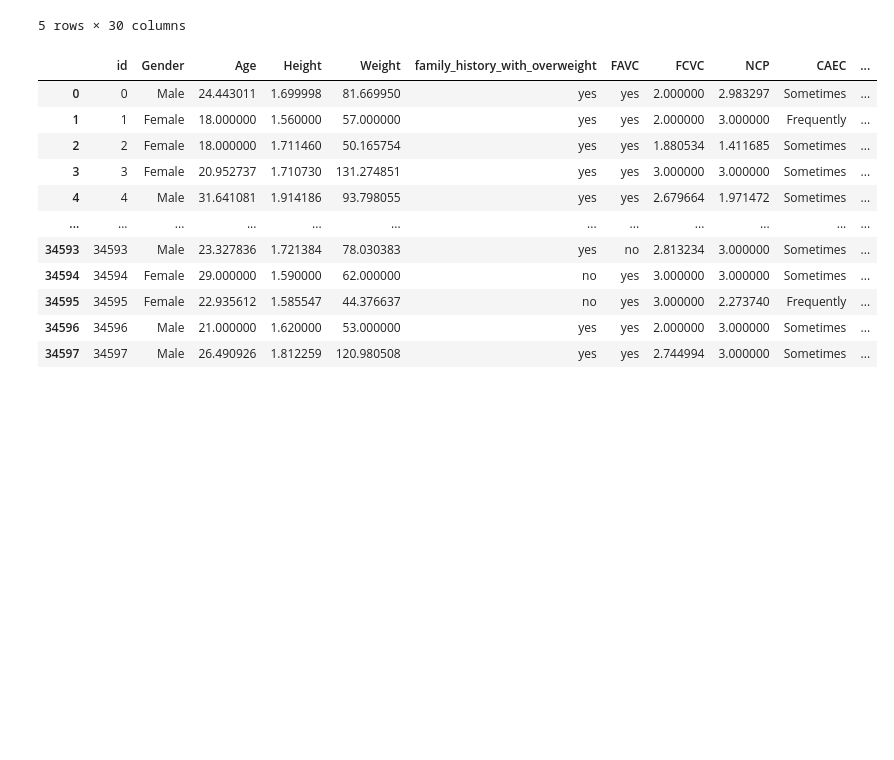
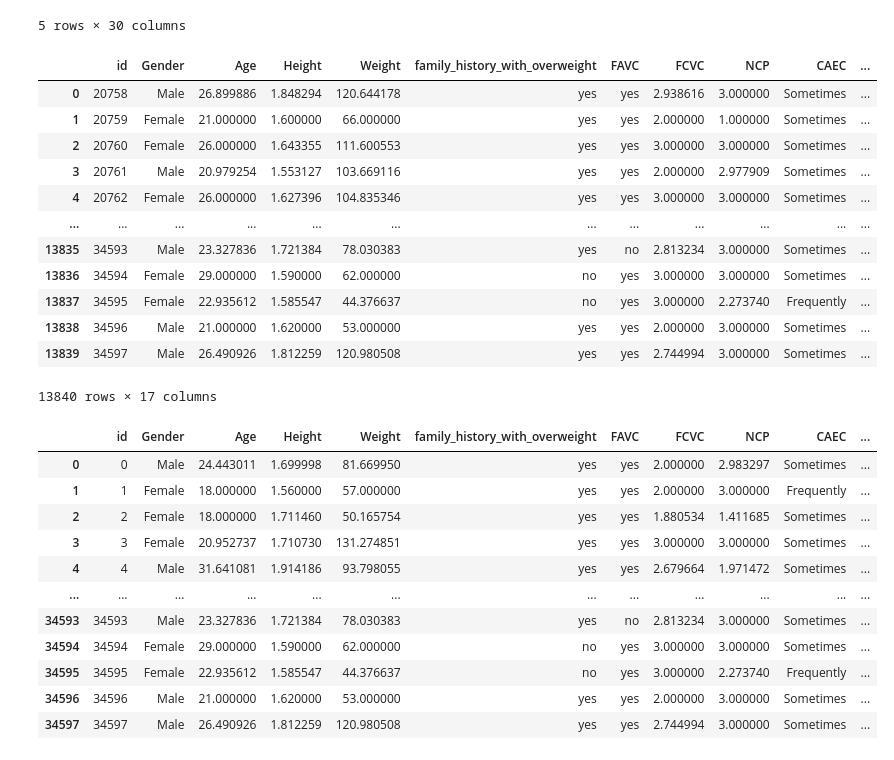
Before and after one commit to jonggu12/OBESITY_RISK, a Jupyter notebook: code/02_2. deep_neural.ipynb, the cells around one changed output. Cells and saved outputs as stored; diff of their text form; code cells hidden in the pictures; blank space fills up the shorter version.

```diff
--- a/code/02_2. deep_neural.ipynb
+++ b/code/02_2. deep_neural.ipynb
@@ -284,6 +284,22 @@ from sklearn.discriminant_analysis import StandardScaler
 # %%
 train = pd.read_csv('../csv/train.csv')
 test = pd.read_csv('../csv/test.csv')
+# %%
+test
+# %% [output]
+|  | id | Gender | Age | Height | Weight | family_history_with_overweight | FAVC | FCVC | NCP | CAEC | ... |
+| 0 | 20758 | Male | 26.899886 | 1.848294 | 120.644178 | yes | yes | 2.938616 | 3.000000 | Sometimes | ... |
+| 1 | 20759 | Female | 21.000000 | 1.600000 | 66.000000 | yes | yes | 2.000000 | 1.000000 | Sometimes | ... |
+| 2 | 20760 | Female | 26.000000 | 1.643355 | 111.600553 | yes | yes | 3.000000 | 3.000000 | Sometimes | ... |
+| 3 | 20761 | Male | 20.979254 | 1.553127 | 103.669116 | yes | yes | 2.000000 | 2.977909 | Sometimes | ... |
+| 4 | 20762 | Female | 26.000000 | 1.627396 | 104.835346 | yes | yes | 3.000000 | 3.000000 | Sometimes | ... |
+| ... | ... | ... | ... | ... | ... | ... | ... | ... | ... | ... | ... |
+| 13835 | 34593 | Male | 23.327836 | 1.721384 | 78.030383 | yes | no | 2.813234 | 3.000000 | Sometimes | ... |
+| 13836 | 34594 | Female | 29.000000 | 1.590000 | 62.000000 | no | yes | 3.000000 | 3.000000 | Sometimes | ... |
+| 13837 | 34595 | Female | 22.935612 | 1.585547 | 44.376637 | no | yes | 3.000000 | 2.273740 | Frequently | ... |
+| 13838 | 34596 | Male | 21.000000 | 1.620000 | 53.000000 | yes | yes | 2.000000 | 3.000000 | Sometimes | ... |
+| 13839 | 34597 | Male | 26.490926 | 1.812259 | 120.980508 | yes | yes | 2.744994 | 3.000000 | Sometimes | ... |
+13840 rows × 17 columns
 # %%
 # 전처리 전, 하나의 데이터프레임으로 합치기
 all_df = pd.concat([train,test],sort=False).reset_index(drop=True)
```
Also changed, not shown: parts of 22 cells of this notebook.
